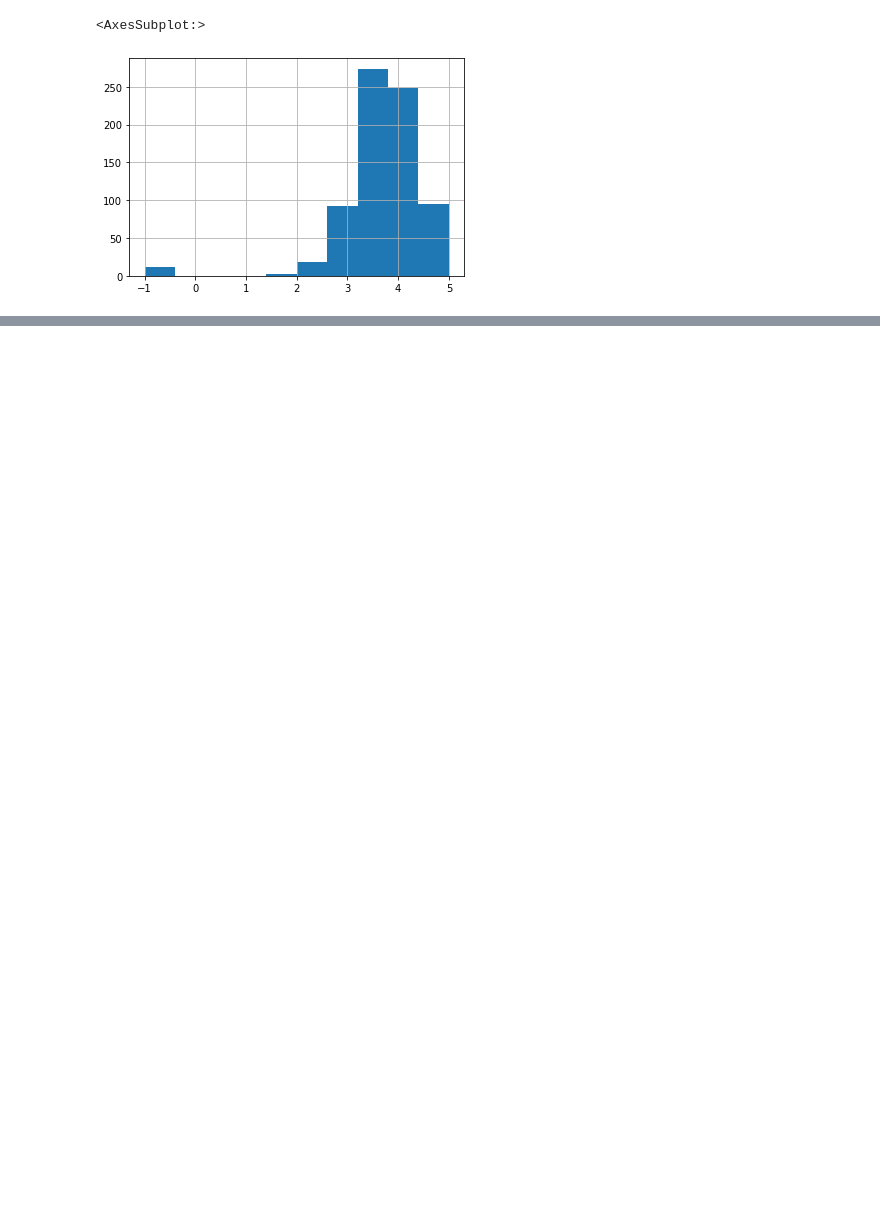
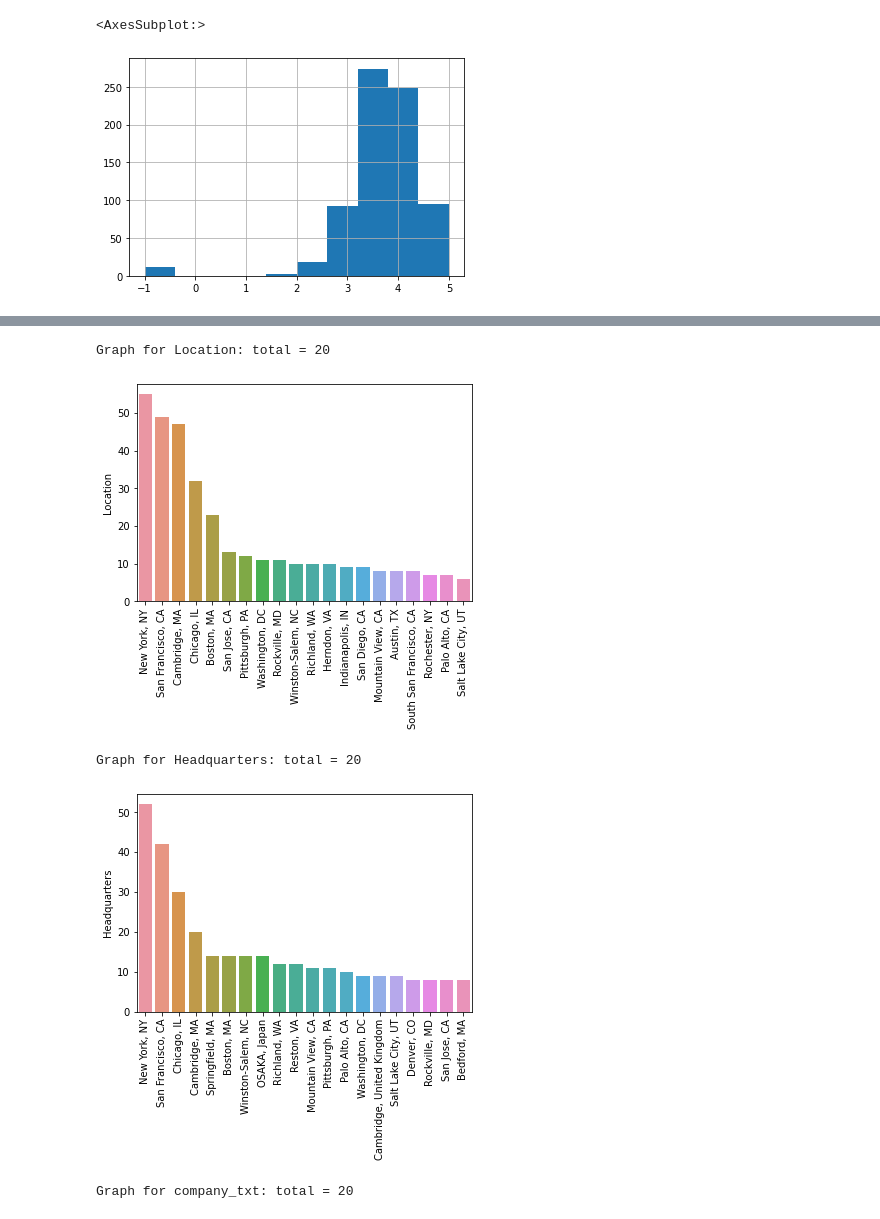
Before and after one commit to subhambh2000/Data_Science_Project, a Jupyter notebook: data_eda.ipynb, the cells around one changed output, grey strips where cells are left out. Cells and saved outputs as stored; diff of their text form; code cells hidden in the pictures; blank space fills up the shorter version.

```diff
--- a/data_eda.ipynb
+++ b/data_eda.ipynb
@@ -124,0 +175,13 @@ data.Rating.hist()
+# %%
+ for i in data_cat[['Location','Headquarters','company_txt']].columns:
+    c = data_cat[i].value_counts()[:20]
+    print('Graph for %s: total = %d' % (i,len(c)))
+    chart = sns.barplot(x = c.index , y = c,)
+    chart.set_xticklabels(chart.get_xticklabels(), rotation=90)
+    plt.show()
+# %% [output]
+Graph for Location: total = 20
+[figure, added]
+Graph for Headquarters: total = 20
+[figure, added]
+Graph for company_txt: total = 20
```
Also changed, not shown: parts of 13 cells of this notebook.
